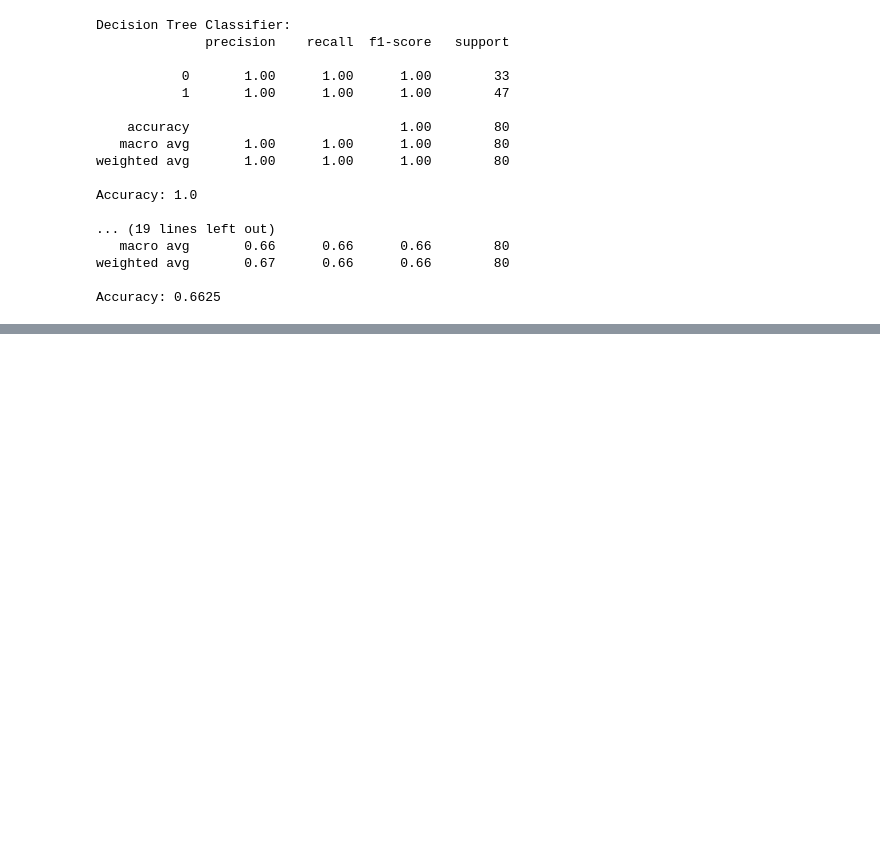
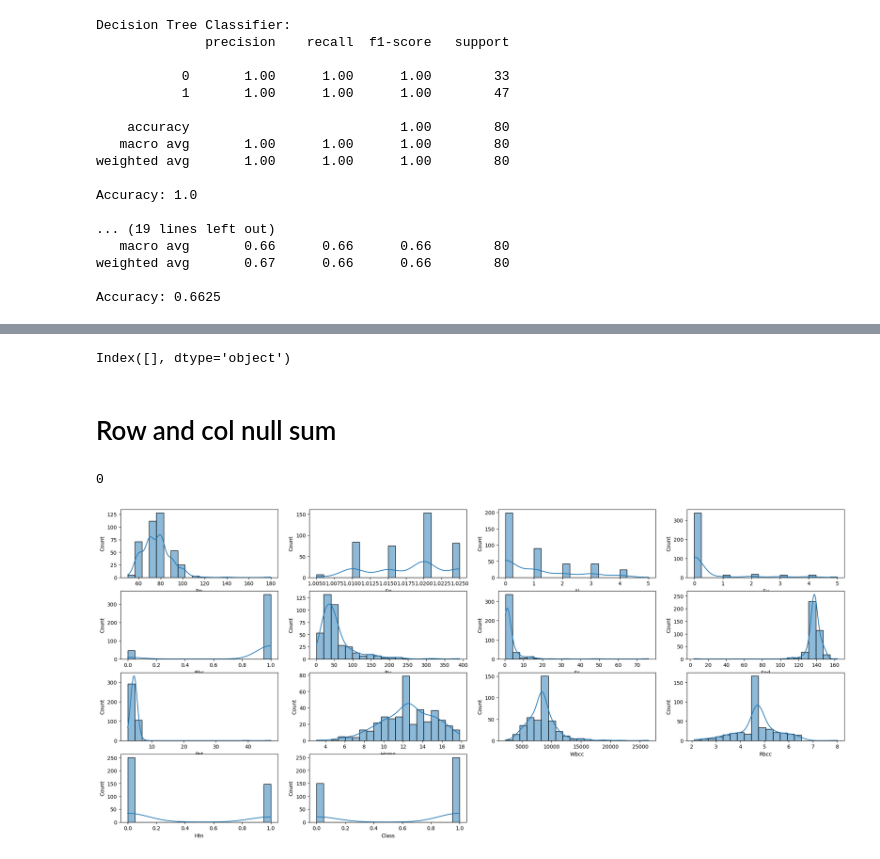
Before and after one commit to alamin147/kidney_disease, a Jupyter notebook: disease.ipynb, the cells around one changed output, grey strips where cells are left out. Saved outputs shown, nothing was run; the diff lists cells and outputs as text; code cells hidden in the pictures; blank space fills up the shorter version.

```diff
--- a/disease.ipynb
+++ b/disease.ipynb
@@ -510,0 +535,26 @@ Accuracy: 0.6625
+# %%
+drop_columns  = null_var[null_var >10].keys()
+drop_columns
+# %% [output]
+Index([], dtype='object')
+# %% [markdown]
+# Row and col null sum
+# %%
+df.isnull().sum().sum()
+# %% [output]
+0
+# %%
+num_var=df.select_dtypes(include=['int64','float64']).columns
+# %%
+# plt.figure(figsize=(25,25))
+# for i,var in enumerate(num_var):
+#     plt.subplot(9,4,i+1)
+#     sns.distplot(df[var], bins=20)
+#     sns.distplot(df[var], bins=20)
+
+plt.figure(figsize=(25, 25))
+for i, var in enumerate(num_var):
+    plt.subplot(9, 4, i + 1)
+    sns.histplot(df[var], bins=20, kde=True)
+# %% [output]
+[figure, added]
```
Also changed, not shown: parts of 25 cells of this notebook.
